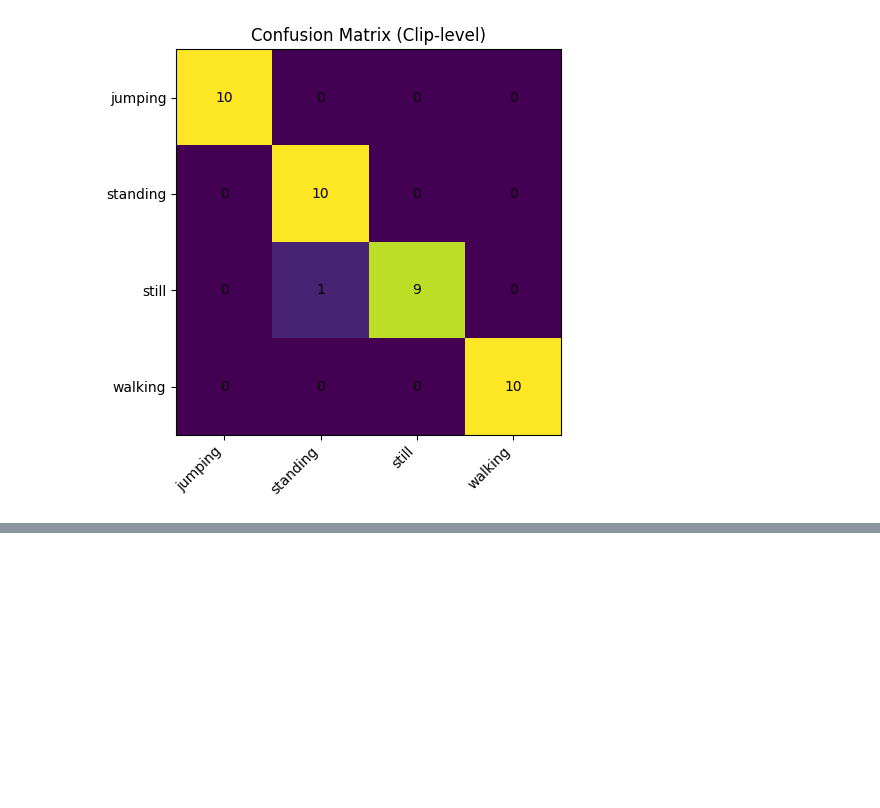
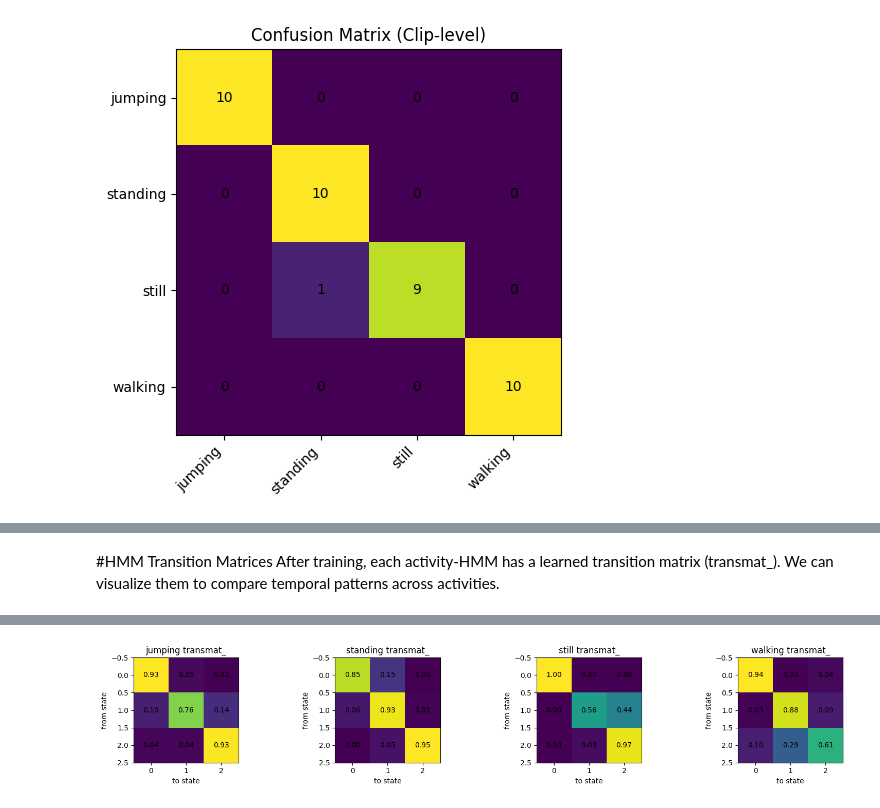
Before and after one commit to l-isaro/Formative-2---Hidden-Markov-Models, a Jupyter notebook: Notebook.ipynb, the cells around one changed output, grey strips where cells are left out. Saved outputs shown, nothing was run; the diff lists cells and outputs as text; code cells hidden in the pictures; blank space fills up the shorter version.

```diff
--- a/Notebook.ipynb
+++ b/Notebook.ipynb
@@ -518,0 +662,19 @@ plt.show()
+# %% [markdown]
+#HMM Transition Matrices
+After training, each activity-HMM has a learned transition matrix (transmat_). We can visualize them to compare temporal patterns across activities.
+# %%
+models_all = train_hmms(features)  # train on all data to show representative transitions
+ncol = len(activities)
+fig, axes = plt.subplots(1, ncol, figsize=(4*ncol, 3))
+if ncol == 1:
+    axes = [axes]
+for ax, a in zip(axes, activities):
+    T = models_all[a].transmat_
+    im = ax.imshow(T, interpolation='nearest')
+    ax.set_title(f"{a} transmat_")
+    ax.set_xlabel("to state"); ax.set_ylabel("from state")
+    for i in range(T.shape[0]):
+        for j in range(T.shape[1]):
+            ax.text(j, i, f"{T[i,j]:.2f}", ha="center", va="center")
+plt.tight_layout(); plt.show()
+# %% [output]
@@ -518,0 +685 @@ plt.show()
+[figure, added]
```
Also changed, not shown: parts of 9 cells of this notebook.
